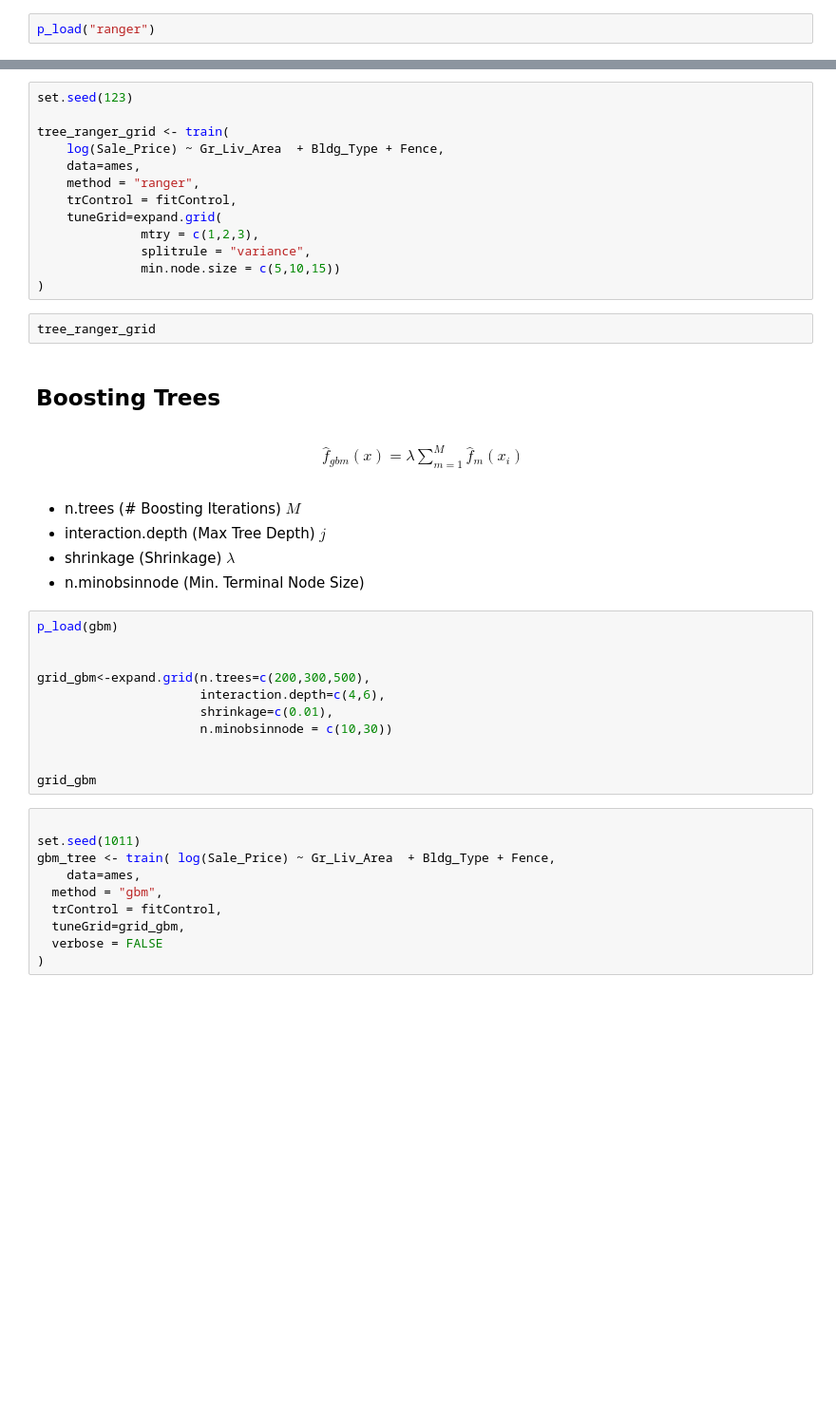
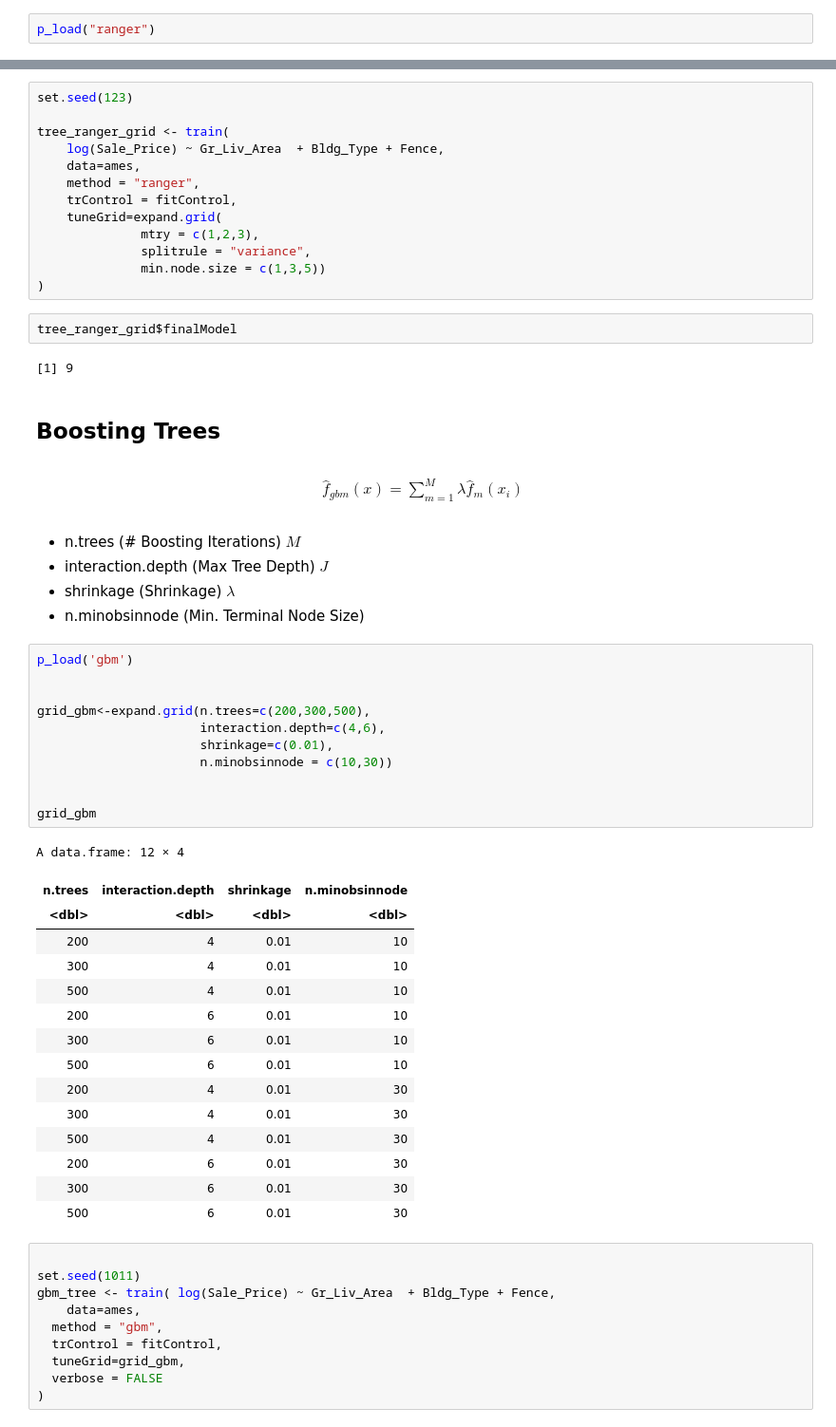
Before and after one commit to ignaciomsarmiento/BDML_202401, a Jupyter notebook: Modulo05/Modulo05_TreeMethods.ipynb, the cells around one changed output, grey strips where cells are left out. Shown at 95% size. Saved outputs shown, nothing was run; the diff lists cells and outputs as text; blank space fills up the shorter version.

```diff
--- a/Modulo05/Modulo05_TreeMethods.ipynb
+++ b/Modulo05/Modulo05_TreeMethods.ipynb
@@ -331,32 +421,50 @@ tree_ranger_grid <- train(
     tuneGrid=expand.grid(
               mtry = c(1,2,3),
               splitrule = "variance",
-              min.node.size = c(5,10,15))
+              min.node.size = c(1,3,5))
 )
 # %%
-tree_ranger_grid
+tree_ranger_grid$finalModel
+# %% [output]
+[1] 9
 # %% [markdown]
 ## Boosting Trees
 # %% [markdown]
 \begin{align}
-\hat{f}_{gbm}(x)=\lambda\sum_{m=1}^{M}\hat{f}_{m}(x_{i})
+\hat{f}_{gbm}(x)=\sum_{m=1}^{M}\lambda \hat{f}_{m}(x_{i})
 \end{align}
 # %% [markdown]
 - n.trees (# Boosting Iterations) $M$
-- interaction.depth (Max Tree Depth) $j$
+- interaction.depth (Max Tree Depth) $J$
 - shrinkage (Shrinkage) $\lambda$
 - n.minobsinnode (Min. Terminal Node Size)
 # %%
-p_load(gbm)
+p_load('gbm')
 
 
 grid_gbm<-expand.grid(n.trees=c(200,300,500),
                       interaction.depth=c(4,6),
                       shrinkage=c(0.01),
                       n.minobsinnode = c(10,30))
 
 
 grid_gbm
+# %% [output]
+A data.frame: 12 × 4
+| n.trees | interaction.depth | shrinkage | n.minobsinnode |
+| <dbl> | <dbl> | <dbl> | <dbl> |
+| 200 | 4 | 0.01 | 10 |
+| 300 | 4 | 0.01 | 10 |
+| 500 | 4 | 0.01 | 10 |
+| 200 | 6 | 0.01 | 10 |
+| 300 | 6 | 0.01 | 10 |
+| 500 | 6 | 0.01 | 10 |
+| 200 | 4 | 0.01 | 30 |
+| 300 | 4 | 0.01 | 30 |
+| 500 | 4 | 0.01 | 30 |
+| 200 | 6 | 0.01 | 30 |
+| 300 | 6 | 0.01 | 30 |
+| 500 | 6 | 0.01 | 30 |
 # %%
 
 set.seed(1011)
```
Also changed, not shown: parts of 22 cells of this notebook.
